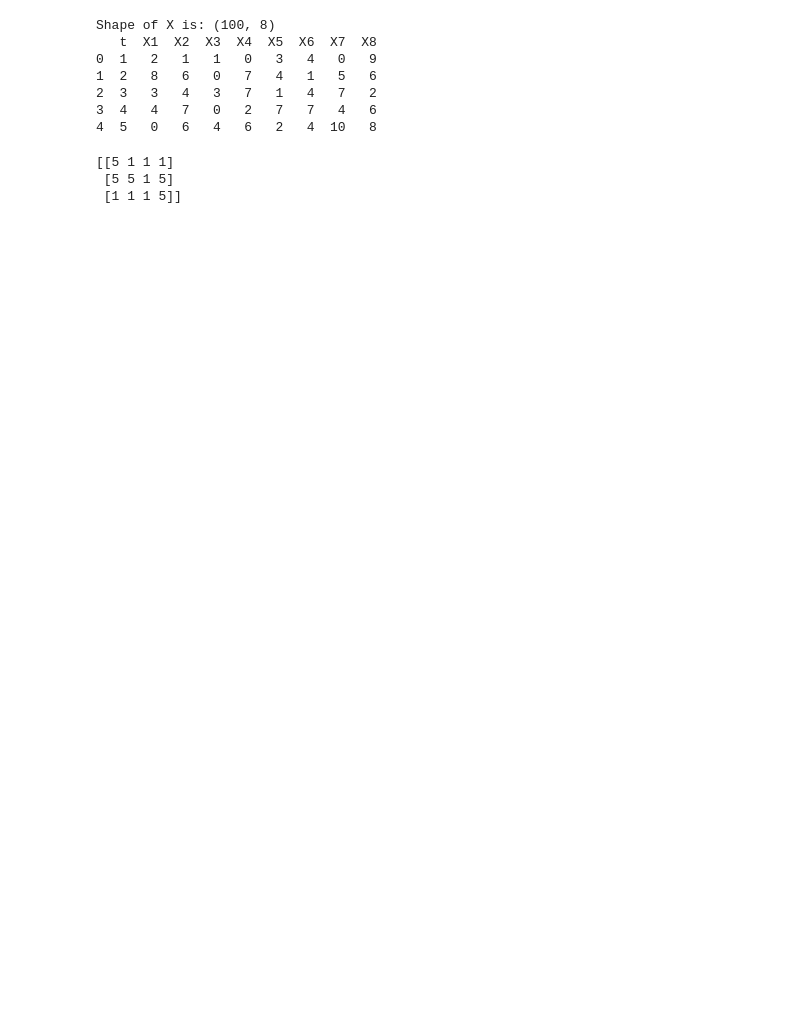
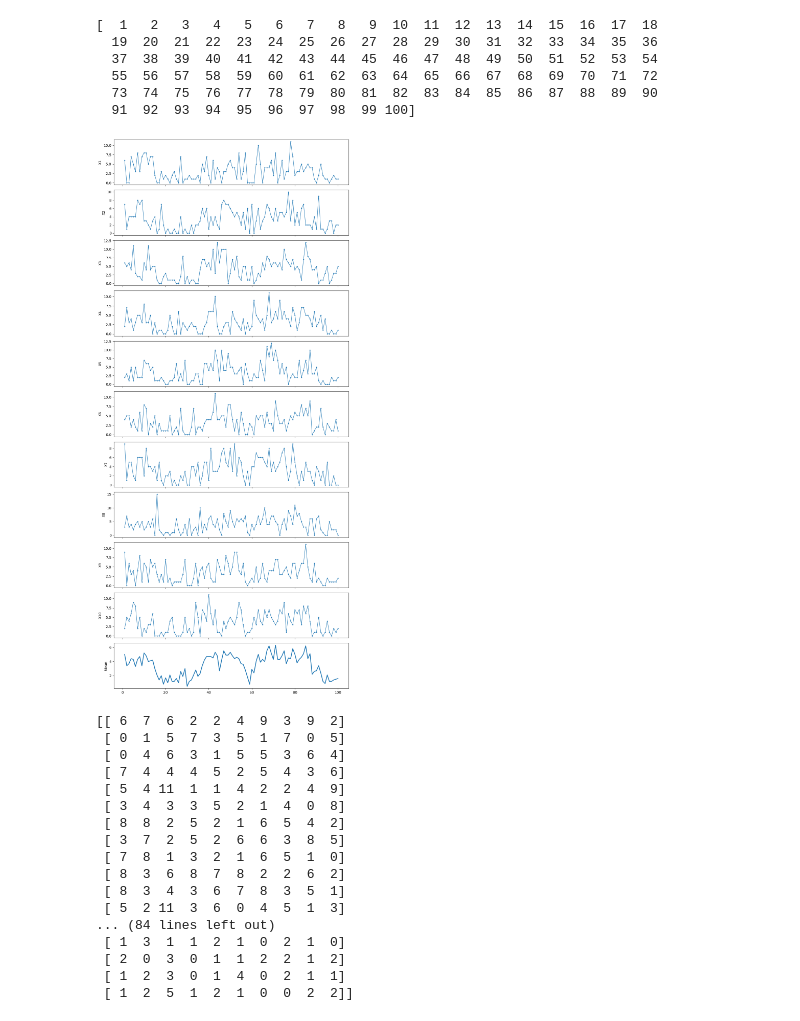
Before and after one commit to JeppeBondeBakkensen/ModCom, a Jupyter notebook: del1.ipynb, the cells around one changed output. Cells and saved outputs as stored; diff of their text form; code cells hidden in the pictures; blank space fills up the shorter version.

Commit message:
illustrate generated data

```diff
--- a/del1.ipynb
+++ b/del1.ipynb
@@ -21,9 +21,10 @@ def load_data(filepath):
 
 
 def sanity_check_plot(t, X, n):
-    fig, axes = plt.subplots(n + 1, 1, figsize=(10, 2 * (n + 1)), sharex=True, squeeze=False)
+    fig, axes = plt.subplots(n + 1, 1, figsize=(10, 2 * (n + 1)), sharex=False, squeeze=False)
 
     for i in range(n):
+        print(X[:i])
         axes[i, 0].plot(t, X[:, i], marker="o", markersize=2, linewidth=1)
         axes[i, 0].set_ylabel(f"X{i + 1}")
 
@@ -41,14 +42,6 @@ df, t, X, T, n = load_data(file_path)
 # print(f"Shape of X is: {(T, n)}")
 # print(df.head())
 # sanity_check_plot(t, X, n)
-# %% [output]
-Shape of X is: (100, 8)
-   t  X1  X2  X3  X4  X5  X6  X7  X8
-0  1   2   1   1   0   3   4   0   9
-1  2   8   6   0   7   4   1   5   6
-2  3   3   4   3   7   1   4   7   2
-3  4   4   7   0   2   7   7   4   6
-4  5   0   6   4   6   2   4  10   8
 # %%
 def build_Gamma(beta, gamma):
     """Build the Gamma matrix"""
@@ -101,37 +94,79 @@ def simulate_Z(C, alpha, T, n):
         elif C[t] == 1:
             p_z1_given_c = alpha
         else:
             p_z1_given_c = 0.5
 
         for i in range(n):
             Z[t, i] = np.random.binomial(n=1, p=p_z1_given_c)
     return Z
 
 
 def simulate_X(Z, lambda0, lambda1):
     if lambda0 < 0 or lambda1 < 0:
         raise ValueError("Both lambda0 and lambda1 most be bigger than 0")
     rates = np.where(Z == 0, lambda0, lambda1)
-    print(rates)
     X = np.random.poisson(lam=rates)
     return X
 
 
+def illustrate_hidden_Markov_model(X, t, n):
+    """Illustrate the implementation by generating example data and present them
+    visually"""
+    _, axes = plt.subplots(n + 1, 1, figsize=(10, 2 * (n + 1)), sharex=True, squeeze=False)
+
+    for i in range(n):
+        axes[i, 0].plot(t, X[:, i], marker="o", markersize=2, linewidth=1)
+        axes[i, 0].set_ylabel(f"X{i + 1}")
+
+    axes[-1, 0].plot(t, X.mean(axis=1), linewidth=2)
+    axes[-1, 0].set_ylabel("Mean")
+    axes[-1, 0].set_label("t")
+
+    plt.tight_layout()
+    plt.show()
+
+
 if __name__ == "__main__":
     # Model parameters
-    T = 3  # Number of time steps
+    T = 100  # Number of time steps
+    t = np.arange(1, T + 1, 1)  # Times steps t = [1,..., T]
     beta = 0.2
     gamma = 0.1
     alpha = 0.9
-    n = 4
+    n = 10
     lambda0 = 1
     lambda1 = 5
     Gamma = build_Gamma(beta, gamma)
 
+    # Simulate data
     C = simulate_C(T, Gamma)
     Z = simulate_Z(C, alpha, T, n)
-    simulate_X(Z, lambda0=1, lambda1=5)
+    X = simulate_X(Z, lambda0=1, lambda1=5)
+
+    illustrate_hidden_Markov_model(X, t, n)
+    print(X)
 # %% [output]
-[[5 1 1 1]
- [5 5 1 5]
- [1 1 1 5]]
+[  1   2   3   4   5   6   7   8   9  10  11  12  13  14  15  16  17  18
+  19  20  21  22  23  24  25  26  27  28  29  30  31  32  33  34  35  36
+  37  38  39  40  41  42  43  44  45  46  47  48  49  50  51  52  53  54
+  55  56  57  58  59  60  61  62  63  64  65  66  67  68  69  70  71  72
+  73  74  75  76  77  78  79  80  81  82  83  84  85  86  87  88  89  90
+  91  92  93  94  95  96  97  98  99 100]
+[figure, added]
+[[ 6  7  6  2  2  4  9  3  9  2]
+ [ 0  1  5  7  3  5  1  7  0  5]
+ [ 0  4  6  3  1  5  5  3  6  4]
+ [ 7  4  4  4  5  2  5  4  3  6]
+ [ 5  4 11  1  1  4  2  2  4  9]
+ [ 3  4  3  3  5  2  1  4  0  8]
+ [ 8  8  2  5  2  1  6  5  4  2]
+ [ 3  7  2  5  2  6  6  3  8  5]
+ [ 7  8  1  3  2  1  6  5  1  0]
+ [ 8  3  6  8  7  8  2  2  6  2]
+ [ 8  3  4  3  6  7  8  3  5  1]
+ [ 5  2 11  3  6  0  4  5  1  3]
+... (84 lines left out)
+ [ 1  3  1  1  2  1  0  2  1  0]
+ [ 2  0  3  0  1  1  2  2  1  2]
+ [ 1  2  3  0  1  4  0  2  1  1]
+ [ 1  2  5  1  2  1  0  0  2  2]]
```
